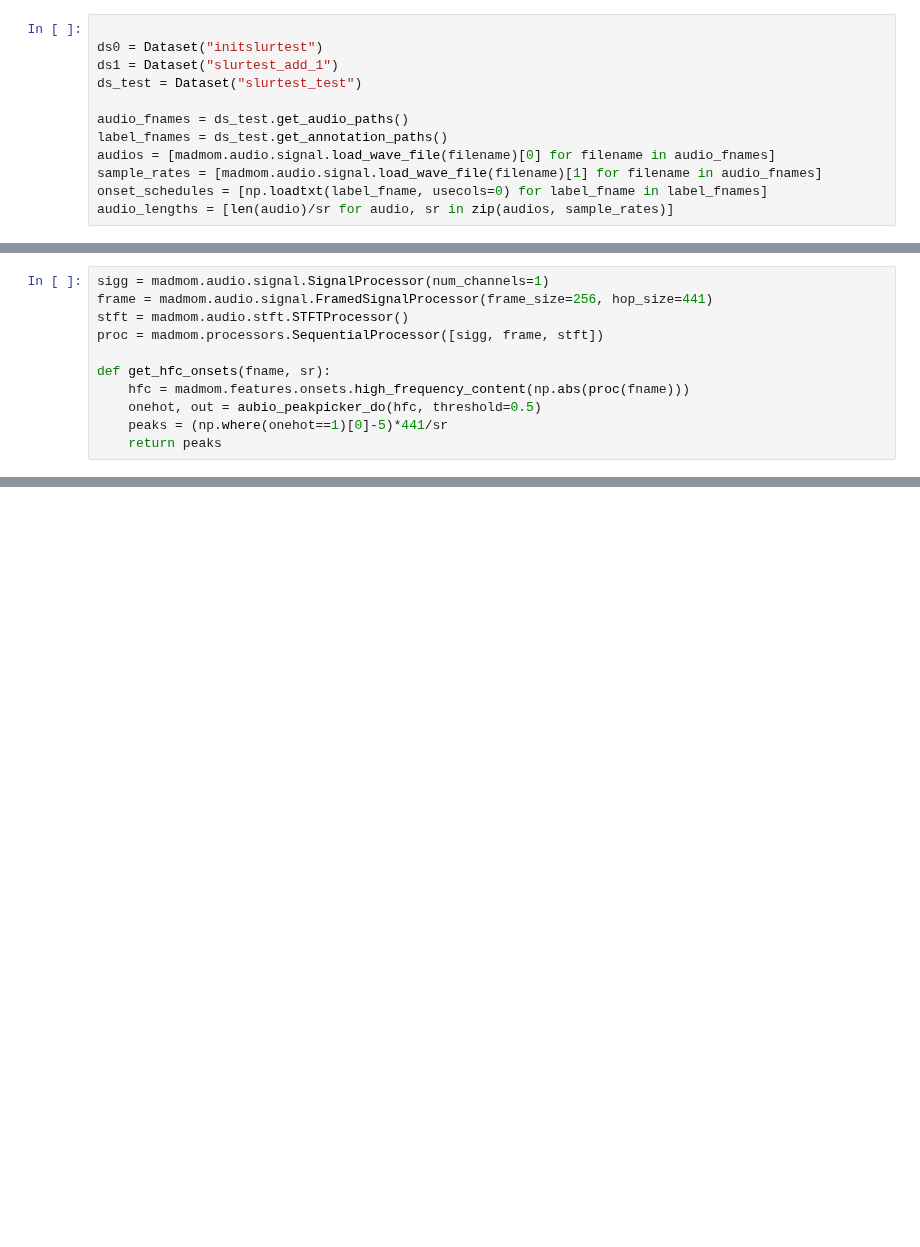
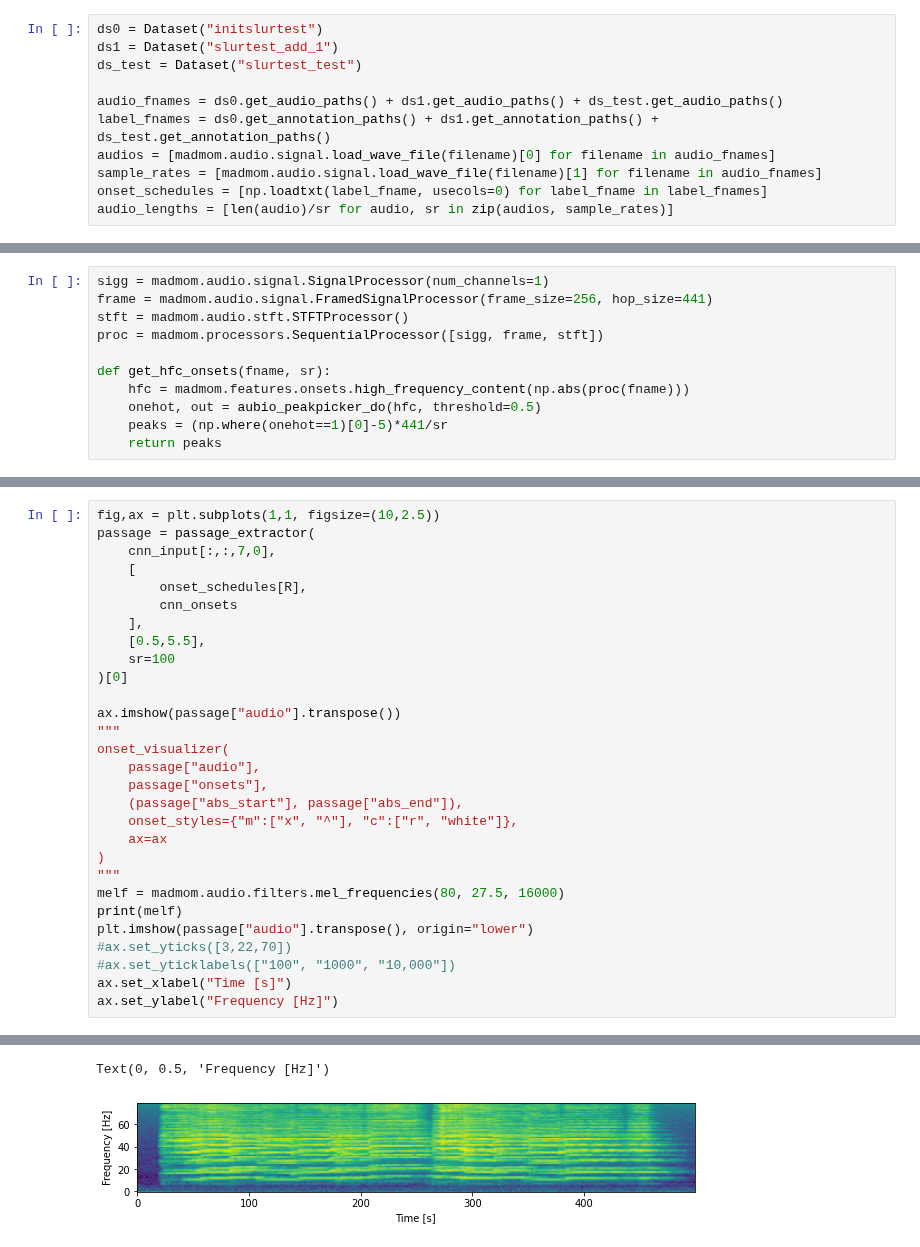
Before and after one commit to SimonFalk/beyondPianoRoll, a Jupyter notebook: application.ipynb, the cells around one changed output, grey strips where cells are left out. Drawn from its saved outputs; the diff is of its cells as text; blank space fills up the shorter version.

```diff
--- a/application.ipynb
+++ b/application.ipynb
@@ -20,11 +17,10 @@ The autoreload extension is already loaded. To reload it, use:
 # %%
-
 ds0 = Dataset("initslurtest")
 ds1 = Dataset("slurtest_add_1")
 ds_test = Dataset("slurtest_test")
 
-audio_fnames = ds_test.get_audio_paths()
-label_fnames = ds_test.get_annotation_paths()
+audio_fnames = ds0.get_audio_paths() + ds1.get_audio_paths() + ds_test.get_audio_paths()
+label_fnames = ds0.get_annotation_paths() + ds1.get_annotation_paths() + ds_test.get_annotation_paths()
 audios = [madmom.audio.signal.load_wave_file(filename)[0] for filename in audio_fnames]
 sample_rates = [madmom.audio.signal.load_wave_file(filename)[1] for filename in audio_fnames]
 onset_schedules = [np.loadtxt(label_fname, usecols=0) for label_fname in label_fnames]
@@ -61,0 +260,30 @@ hfc_onsets = get_hfc_onsets(audio_fnames[R], sample_rates[R])
+# %%
+fig,ax = plt.subplots(1,1, figsize=(10,2.5))
+passage = passage_extractor(
+    cnn_input[:,:,7,0],
+    [
+        onset_schedules[R],
+        cnn_onsets
+    ],
+    [0.5,5.5],
+    sr=100
+)[0]
+
+ax.imshow(passage["audio"].transpose())
+"""
+onset_visualizer(
+    passage["audio"],
+    passage["onsets"],
+    (passage["abs_start"], passage["abs_end"]),
+    onset_styles={"m":["x", "^"], "c":["r", "white"]},
+    ax=ax
+)
+"""
+melf = madmom.audio.filters.mel_frequencies(80, 27.5, 16000)
+print(melf)
+plt.imshow(passage["audio"].transpose(), origin="lower")
+#ax.set_yticks([3,22,70])
+#ax.set_yticklabels(["100", "1000", "10,000"])
+ax.set_xlabel("Time [s]")
+ax.set_ylabel("Frequency [Hz]")
+# %% [output]
@@ -62 +310,3 @@ hfc_onsets = get_hfc_onsets(audio_fnames[R], sample_rates[R])
+Text(0, 0.5, 'Frequency [Hz]')
+[figure, added]
 # %%
```
Also changed, not shown: parts of 15 cells of this notebook, 1 other file.
